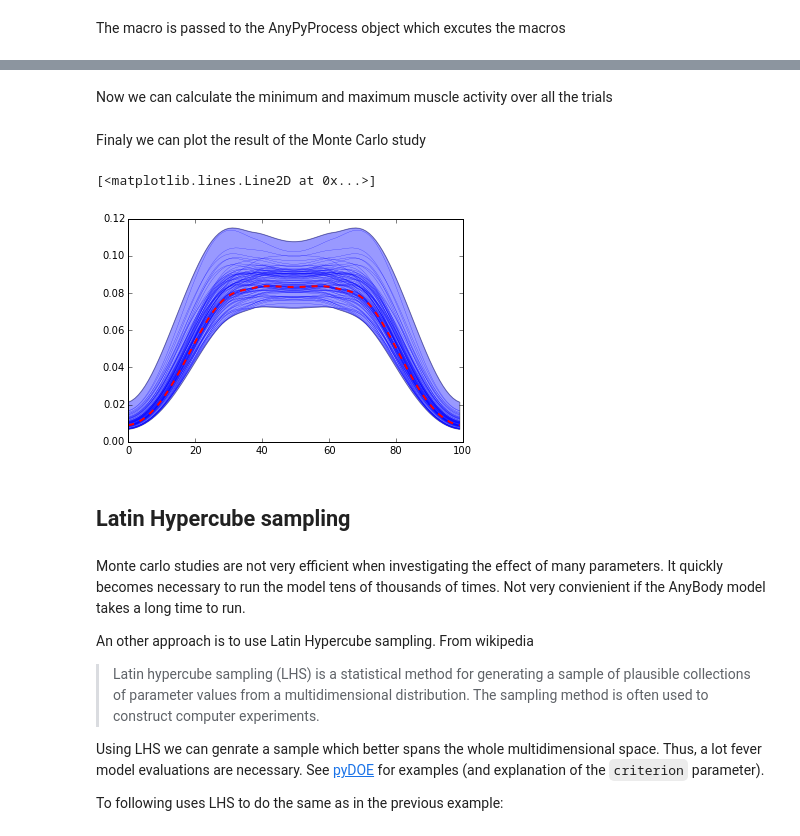
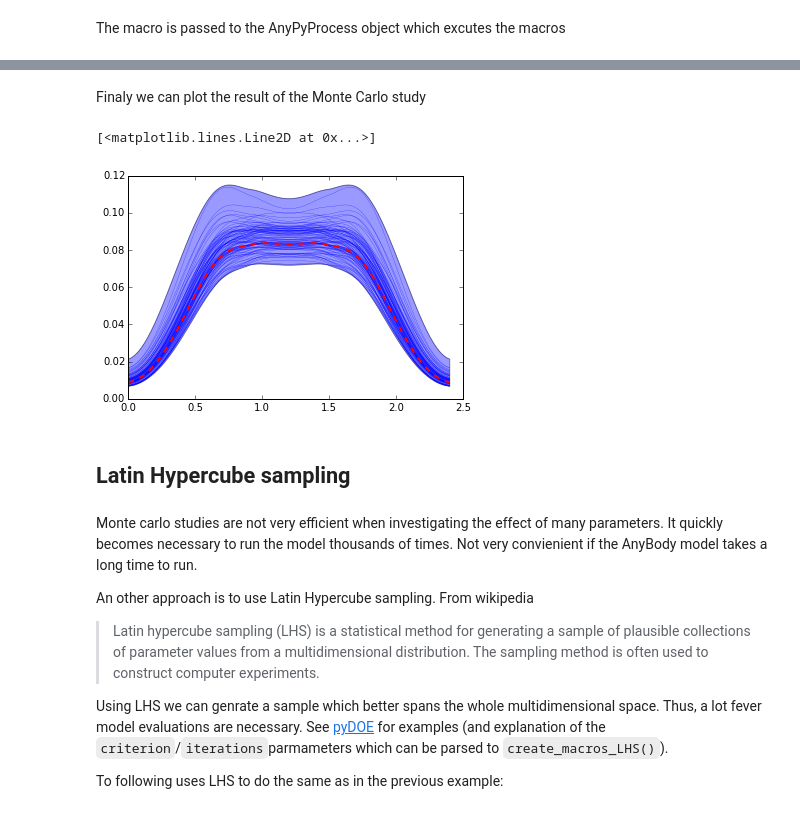
Before and after one commit to AnyBody-Research-Group/AnyPyTools, a Jupyter notebook: Tutorial/05_Monte_Carlo_studies_etc.ipynb, the cells around one changed output, grey strips where cells are left out. Cells and saved outputs as stored; diff of their text form; code cells hidden in the pictures.

```diff
--- a/Tutorial/05_Monte_Carlo_studies_etc.ipynb
+++ b/Tutorial/05_Monte_Carlo_studies_etc.ipynb
@@ -41,18 +50,15 @@ macro_list[1:4]
 # %% [markdown]
 Now let us expand the macro to also load and run the model.
 # %%
-macros = AnyMacro(seed = 1)
-
-# Add commands to the macro
-macros.extend([
-    mc.Load('Knee.any'),
-    mc.SetValue_random('Main.MyModel.Tibia.Patella2.sRel', patella_tendon_insertion ) ,
-    mc.SetValue_random('Main.MyModel.Patella.Lig.sRel', patella_tendon_origin ) ,
-    mc.OperationRun('Main.MyStudy.InverseDynamics'),
-    mc.Dump('Main.MyStudy.Output.MaxMuscleActivity')
-])
-
-monte_carlo_macros = macros.create_macros_MonteCarlo(100)
+macro = [ mc.Load('Knee.any'),
+          mc.SetValue_random('Main.MyModel.Tibia.Patella2.sRel', patella_tendon_insertion ) ,
+          mc.SetValue_random('Main.MyModel.Patella.Lig.sRel', patella_tendon_origin ) ,
+          mc.OperationRun('Main.MyStudy.InverseDynamics'),
+          mc.Dump('Main.MyStudy.Output.Abscissa.t'),
+          mc.Dump('Main.MyStudy.Output.MaxMuscleActivity')
+        ]
+mg = AnyMacro(macro, seed=1)
+monte_carlo_macros = mg.create_macros_MonteCarlo(100)
 # %% [markdown]
 The macro is passed to the AnyPyProcess object which excutes the macros
 # %%
@@ -93,2 +99,0 @@ array([[ 0.00890538,  0.00927552,  0.00986515, ...,  0.00986515,
-# %% [markdown]
-Now we can calculate the minimum and maximum muscle activity over all the trials
@@ -98,27 +100,29 @@ max_muscle_activity = monte_carlo_results['MaxMus'].max(axis=0)
+# %%
+max_muscle_activity  = monte_carlo_results['MaxMus']
 # %% [markdown]
 Finaly we can plot the result of the Monte Carlo study
 # %%
 %matplotlib inline
 import matplotlib.pyplot as plt
 
-x = range( monte_carlo_results['MaxMus'].shape[1] )
-plt.fill_between(x, min_muscle_activity, max_muscle_activity,alpha=0.4  )
-for trace in monte_carlo_results['MaxMus']:
-    plt.plot( trace,'b', lw=0.2 )
-# Plot the mean value that was stored in the first results
-plt.plot(x, monte_carlo_results['MaxMus'][0],'r--', lw = 2, )
+time = monte_carlo_results['Abscissa.t'][0]
+plt.fill_between(time, max_muscle_activity.min(0), max_muscle_activity.max(0),alpha=0.4  )
+for trace in max_muscle_activity:
+    plt.plot(time, trace,'b', lw=0.2 )
+# Plot result with the mean of the inputs ( stored in the first run)
+plt.plot(time, max_muscle_activity[0],'r--', lw = 2, )
 # %% [output]
 [<matplotlib.lines.Line2D at 0x...>]
-[figure, old version]
+[figure, new version]
 # %% [markdown]
 ## Latin Hypercube sampling
 # %% [markdown]
-Monte carlo studies are not very efficient when investigating the effect of many parameters. It quickly becomes necessary to run the model tens of thousands of times. Not very convienient if the AnyBody model takes a long time to run.
+Monte carlo studies are not very efficient when investigating the effect of many parameters. It quickly becomes necessary to run the model thousands of times. Not very convienient if the AnyBody model takes a long time to run.
 
 An other approach is to use Latin Hypercube sampling. From wikipedia
 > Latin hypercube sampling (LHS) is a statistical method for generating a sample of plausible collections of parameter values from a multidimensional distribution. The sampling method is often used to construct computer experiments.
 
-Using LHS we can genrate a sample which better spans the whole multidimensional space. Thus, a lot fever model evaluations are necessary. See [pyDOE](http://pythonhosted.org/pyDOE/randomized.html) for examples (and explanation of the `criterion` parameter).
+Using LHS we can genrate a sample which better spans the whole multidimensional space. Thus, a lot fever model evaluations are necessary. See [pyDOE](http://pythonhosted.org/pyDOE/randomized.html) for examples (and explanation of the `criterion`/`iterations`parmameters which can be parsed to `create_macros_LHS()`).
 
 To following uses LHS to do the same as in the previous example:
 # %%
```
Also changed, not shown: parts of 16 cells of this notebook, 4 other files.
